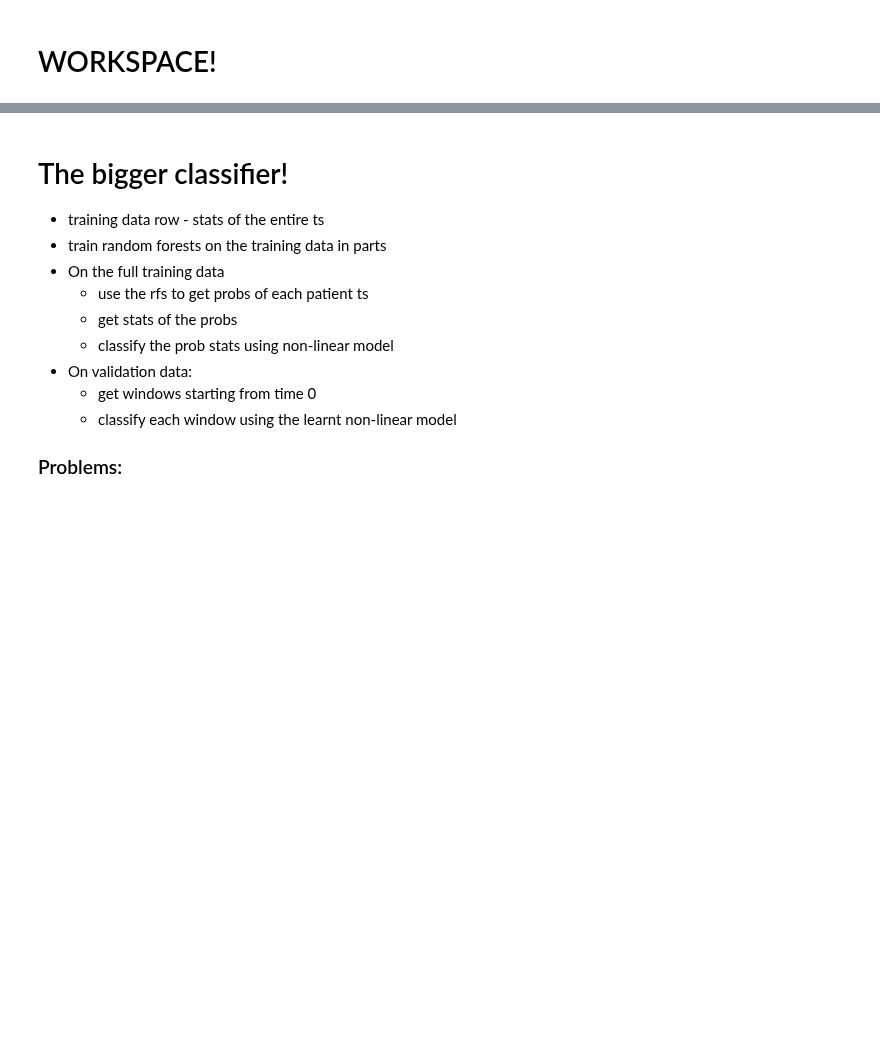
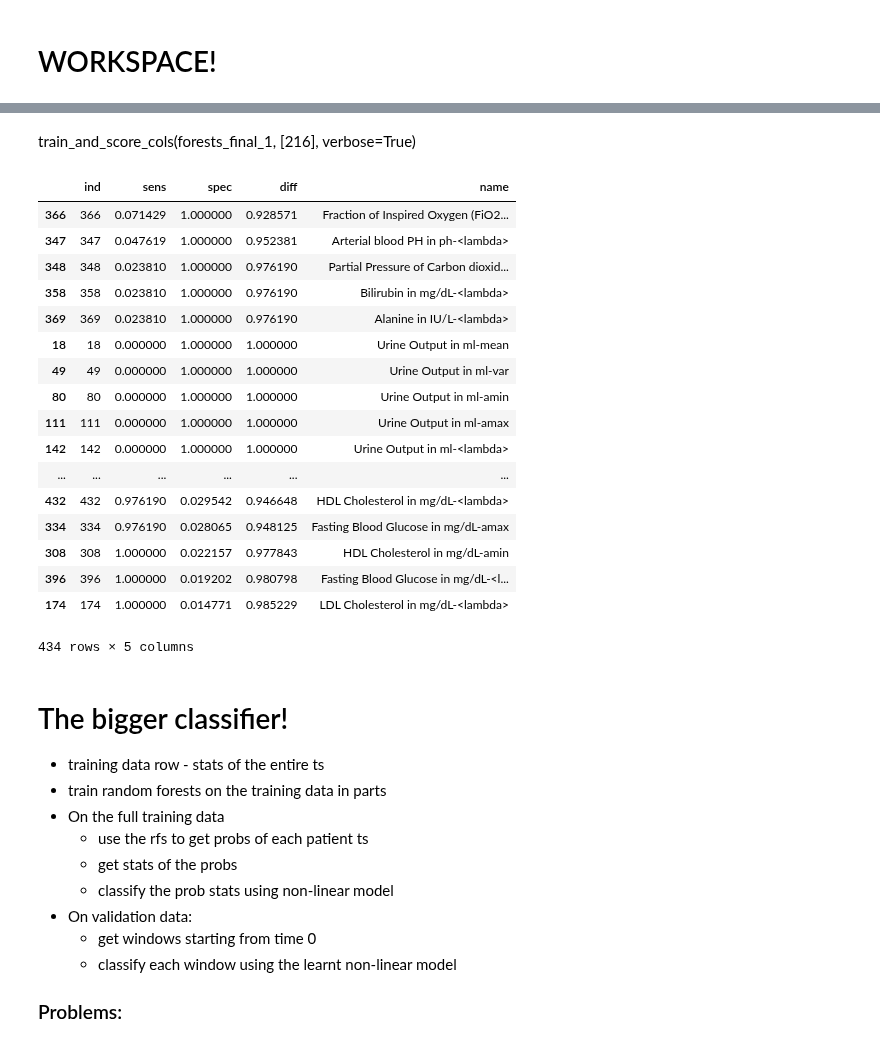
Before and after one commit to anujkhare/xerox, a Jupyter notebook: svm-glm.ipynb, the cells around one changed output, grey strips where cells are left out. Drawn from its saved outputs; the diff is of its cells as text; code cells hidden in the pictures; blank space fills up the shorter version.

```diff
--- a/svm-glm.ipynb
+++ b/svm-glm.ipynb
@@ -842,3 +791,30 @@ df_feat.sort(columns=[ 'spec', 'sens'], ascending=False)   # Specifity, se
+# %% [markdown]
+train_and_score_cols(forests_final_1, [216], verbose=True)
+# %%
+df_feat_c
+df_feat_c.sort(columns=['diff', 'spec'], ascending=False)   # Diff, sp
+df_feat_c
+df_feat_c.sort(columns=['sens', 'spec'], ascending=False)   # Sensitivity, sp
+df_feat_c.sort(columns=[ 'spec', 'sens'], ascending=False)   # Specifity, se
+# %% [output]
+|  | ind | sens | spec | diff | name |
+| 366 | 366 | 0.071429 | 1.000000 | 0.928571 | Fraction of Inspired Oxygen (FiO2... |
+| 347 | 347 | 0.047619 | 1.000000 | 0.952381 | Arterial blood PH in ph-<lambda> |
+| 348 | 348 | 0.023810 | 1.000000 | 0.976190 | Partial Pressure of Carbon dioxid... |
+| 358 | 358 | 0.023810 | 1.000000 | 0.976190 | Bilirubin in mg/dL-<lambda> |
+| 369 | 369 | 0.023810 | 1.000000 | 0.976190 | Alanine in IU/L-<lambda> |
+| 18 | 18 | 0.000000 | 1.000000 | 1.000000 | Urine Output in ml-mean |
+| 49 | 49 | 0.000000 | 1.000000 | 1.000000 | Urine Output in ml-var |
+| 80 | 80 | 0.000000 | 1.000000 | 1.000000 | Urine Output in ml-amin |
+| 111 | 111 | 0.000000 | 1.000000 | 1.000000 | Urine Output in ml-amax |
+| 142 | 142 | 0.000000 | 1.000000 | 1.000000 | Urine Output in ml-<lambda> |
+| ... | ... | ... | ... | ... | ... |
+| 432 | 432 | 0.976190 | 0.029542 | 0.946648 | HDL Cholesterol in mg/dL-<lambda> |
+| 334 | 334 | 0.976190 | 0.028065 | 0.948125 | Fasting Blood Glucose in mg/dL-amax |
+| 308 | 308 | 1.000000 | 0.022157 | 0.977843 | HDL Cholesterol in mg/dL-amin |
+| 396 | 396 | 1.000000 | 0.019202 | 0.980798 | Fasting Blood Glucose in mg/dL-<l... |
+| 174 | 174 | 1.000000 | 0.014771 | 0.985229 | LDL Cholesterol in mg/dL-<lambda> |
+434 rows × 5 columns
 # %% [markdown]
 # The bigger classifier!
 
```
Also changed, not shown: parts of 49 cells of this notebook.
